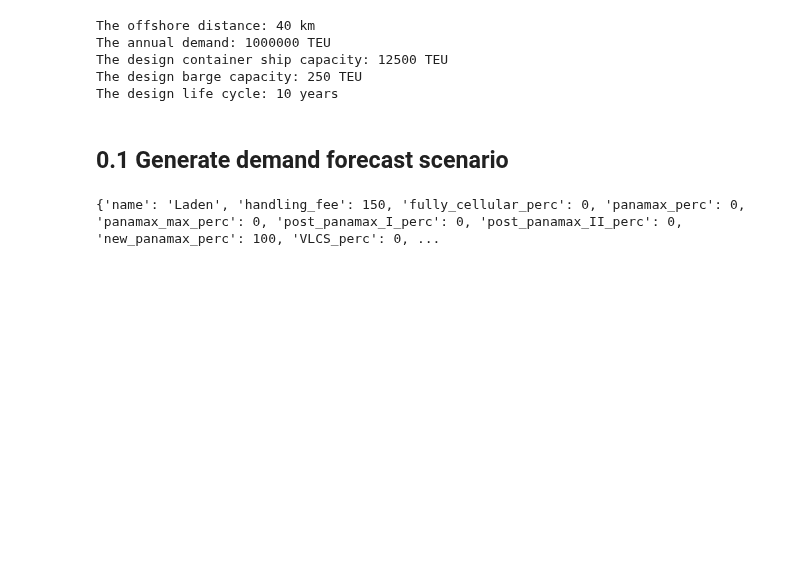
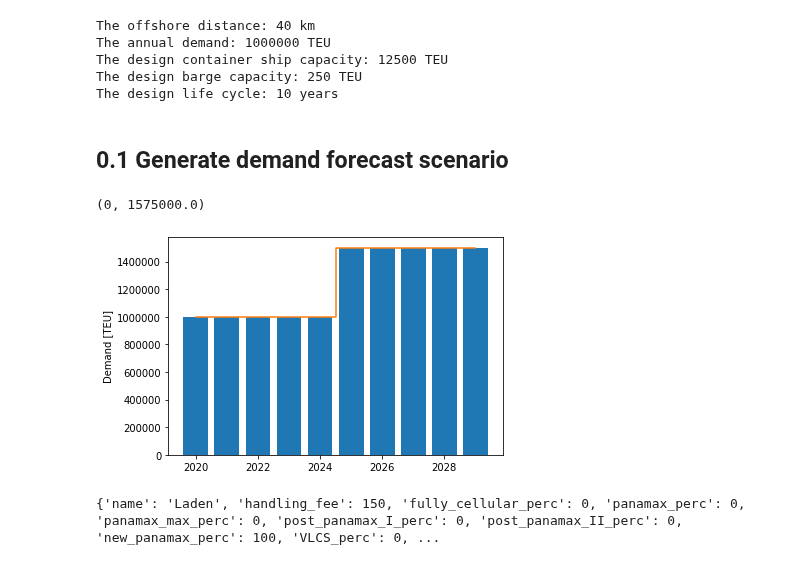
Before and after one commit to TUDelft-CITG/OpenTISim, a Jupyter notebook: notebooks/Example 02 - Offshore Port System - Barges.ipynb, the cells around one changed output. Saved outputs shown, nothing was run; the diff lists cells and outputs as text; code cells hidden in the pictures; blank space fills up the shorter version.

```diff
--- a/notebooks/Example 02 - Offshore Port System - Barges.ipynb
+++ b/notebooks/Example 02 - Offshore Port System - Barges.ipynb
@@ -137,20 +142,25 @@ The design life cycle: 10 years
 # %% [markdown]
 ## 0.1 Generate demand forecast scenario
 # %%
-# total_ocean_transport = 1000000  # TEU
-# years = list(range(startyear, startyear+lifecycle))
-# demand_list = []
+containers = demand  # TEU
+years = list(range(startyear, startyear+lifecycle))
+demand = []
 
-# for year in years:
-#     if year < 2025:
-#         demand.append(total_ocean_transport)
-#     elif year < 2030:
-#         demand.append(total_ocean_transport * 1.5)
-#     else:
-#         demand.append(total_ocean_transport * 2.0)
+for year in years:
+    if year < 2025:
+        demand.append(containers)
+    elif year < 2030:
+        demand.append(containers * 1.5)
+    else:
+        demand.append(containers * 2.0)
 
-# plt.plot(years, demand, 'o')
-# plt.ylabel('Demand [TEU]')
+plt.bar(years, demand,color='tab:blue')
+plt.step(years, demand, where='mid', color='tab:orange')
+plt.ylabel('Demand [TEU]')
+plt.ylim(0,)
+# %% [output]
+(0, 1575000.0)
+[figure, added]
 # %%
 years = list(range(startyear, startyear + lifecycle))
 
```
Also changed, not shown: parts of 12 cells of this notebook, 3 other files.
